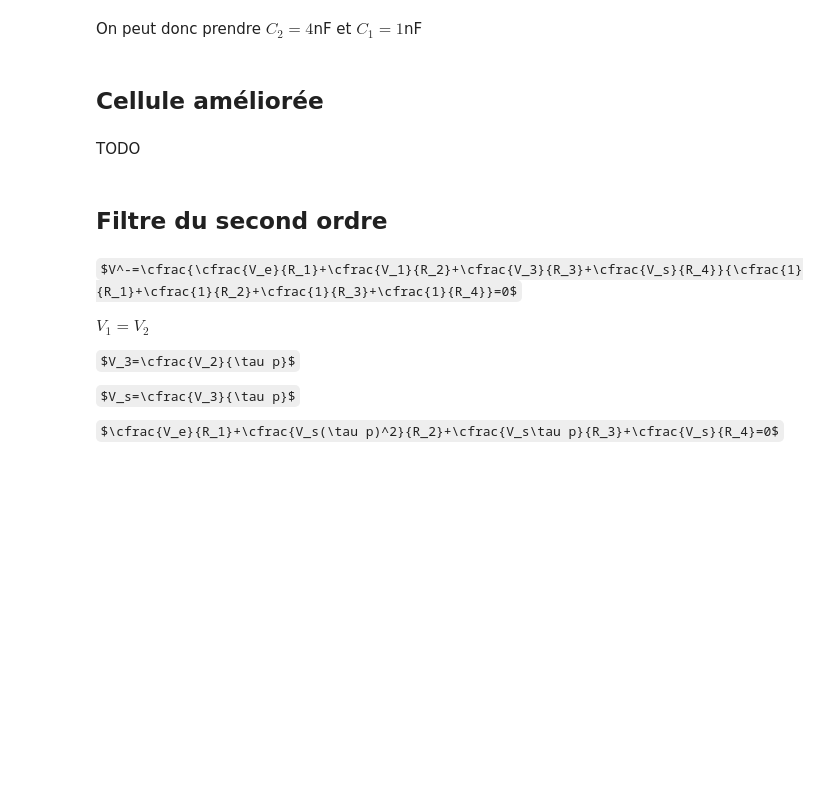
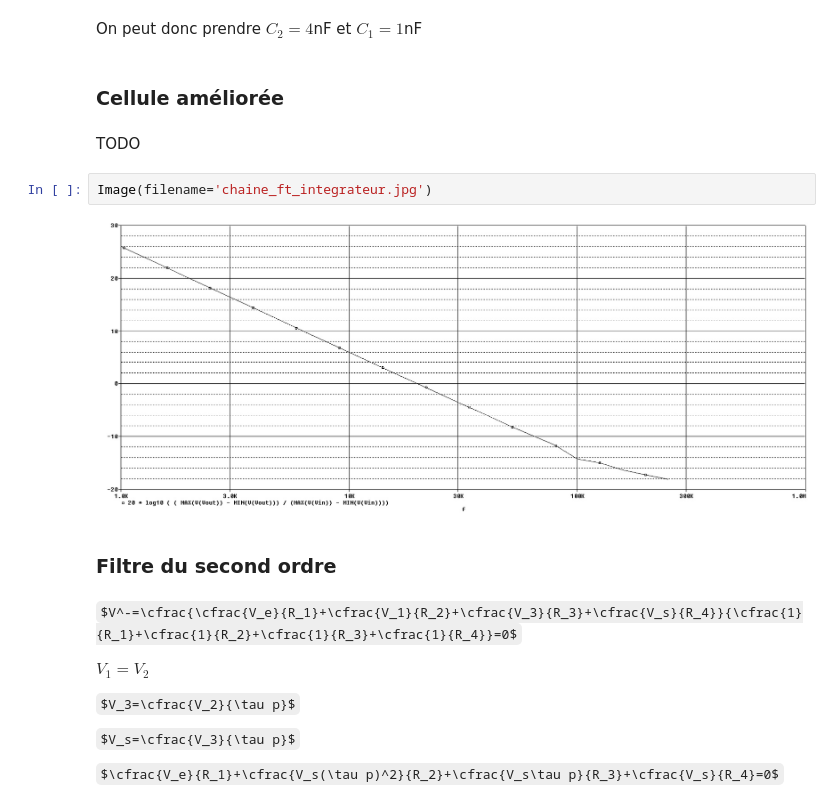
Before and after one commit to nim65s/N7, a Jupyter notebook: cours/TP Chaine d’Instrumentation.ipynb, the cells around one changed output. Saved outputs shown, nothing was run; the diff lists cells and outputs as text; some formulas as TeX source; blank space fills up the shorter version.

Commit message:
TP3 de chaine d’instrumentation : fichiers

```diff
--- a/cours/TP Chaine d’Instrumentation.ipynb
+++ b/cours/TP Chaine d’Instrumentation.ipynb
@@ -31,11 +35,15 @@ tau
 # %% [markdown]
 On peut donc prendre $C_2=4$nF et $C_1=1$nF
 # %% [markdown]
-## Cellule améliorée
+### Cellule améliorée
 # %% [markdown]
 TODO
+# %%
+Image(filename='chaine_ft_integrateur.jpg')
+# %% [output]
+[figure, added]
 # %% [markdown]
-## Filtre du second ordre
+### Filtre du second ordre
 # %% [markdown]
 
 
```
Also changed, not shown: parts of 14 cells of this notebook, 4 other files.
